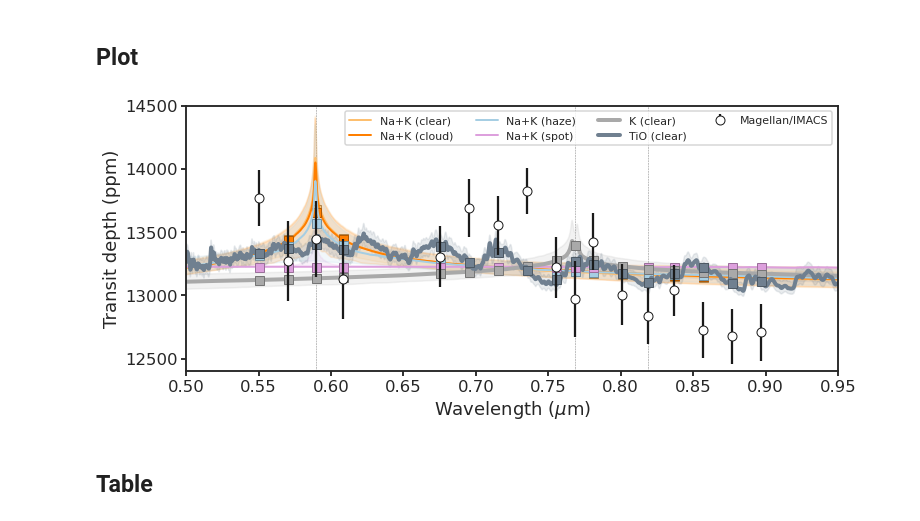
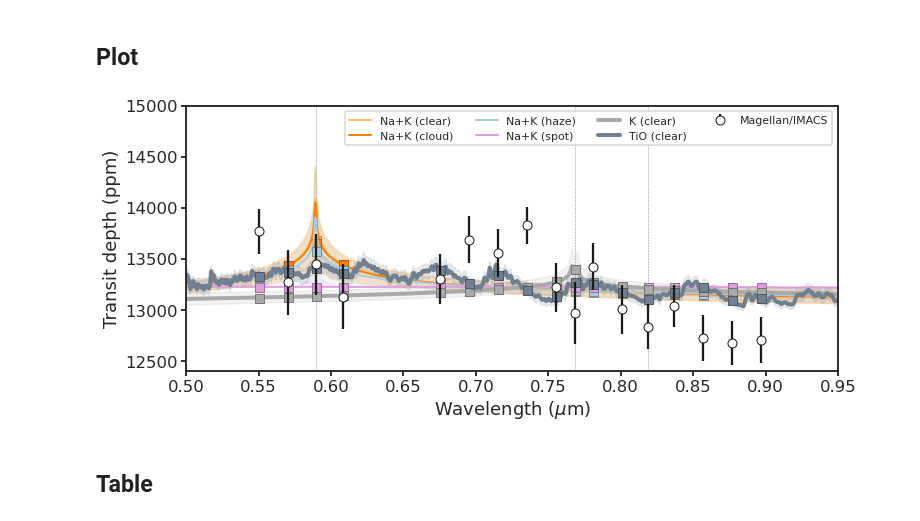
Before and after one commit to icweaver/HAT-P-23b, a Jupyter notebook: _sources/notebooks/retrieval_tspec.ipynb, the cells around one changed output. Saved outputs shown, nothing was run; the diff lists cells and outputs as text; code cells hidden in the pictures.

```diff
--- a/_sources/notebooks/retrieval_tspec.ipynb
+++ b/_sources/notebooks/retrieval_tspec.ipynb
@@ -116,35 +116,35 @@ for color, (model_name, model_dict) in zip(colors, data_dict_extrema.items()):
         fill_kwargs={"color": color, "alpha": 0.15},
         sample_kwargs={"marker": "o"},
     )
 
 # Instruments
 for (instrument_name, instrument_data) in instrument_dict.items():
     instrument_name = instrument_name.replace("_", "/")
     utils.plot_instrument(ax, instrument_data)
 
 # Species
 species = {
     "Na I-D": 5892.9,
     #'Hα':6564.6,
     "K I_avg": 7682.0,
     "Na I-8200_avg": 8189.0,
 }
 [
     ax.axvline(wav / 10000, lw=0.5, ls="--", color="grey", zorder=0)
     for name, wav in species.items()
 ]
 
 # Save
 ax.legend(loc=1, ncol=4, fontsize=11)
 ax.set_xlim(0.5, 0.95)
-ax.set_ylim(12_400, 14_500)
+ax.set_ylim(12_400, 15_000)
 ax.set_xlabel(r"Wavelength $(\mu\mathrm{m})$")
 ax.set_ylabel("Transit depth (ppm)")
 fig.tight_layout()
 fig.set_size_inches(FIG_WIDE)
 utils.savefig("../paper/figures/retrieval_tspec/retrieval_tspec.pdf")
 # %% [output]
-[figure, old version]
+[figure, new version]
 # %% [markdown]
 ## Table
 # %%
```
Also changed, not shown: 11 other files.
